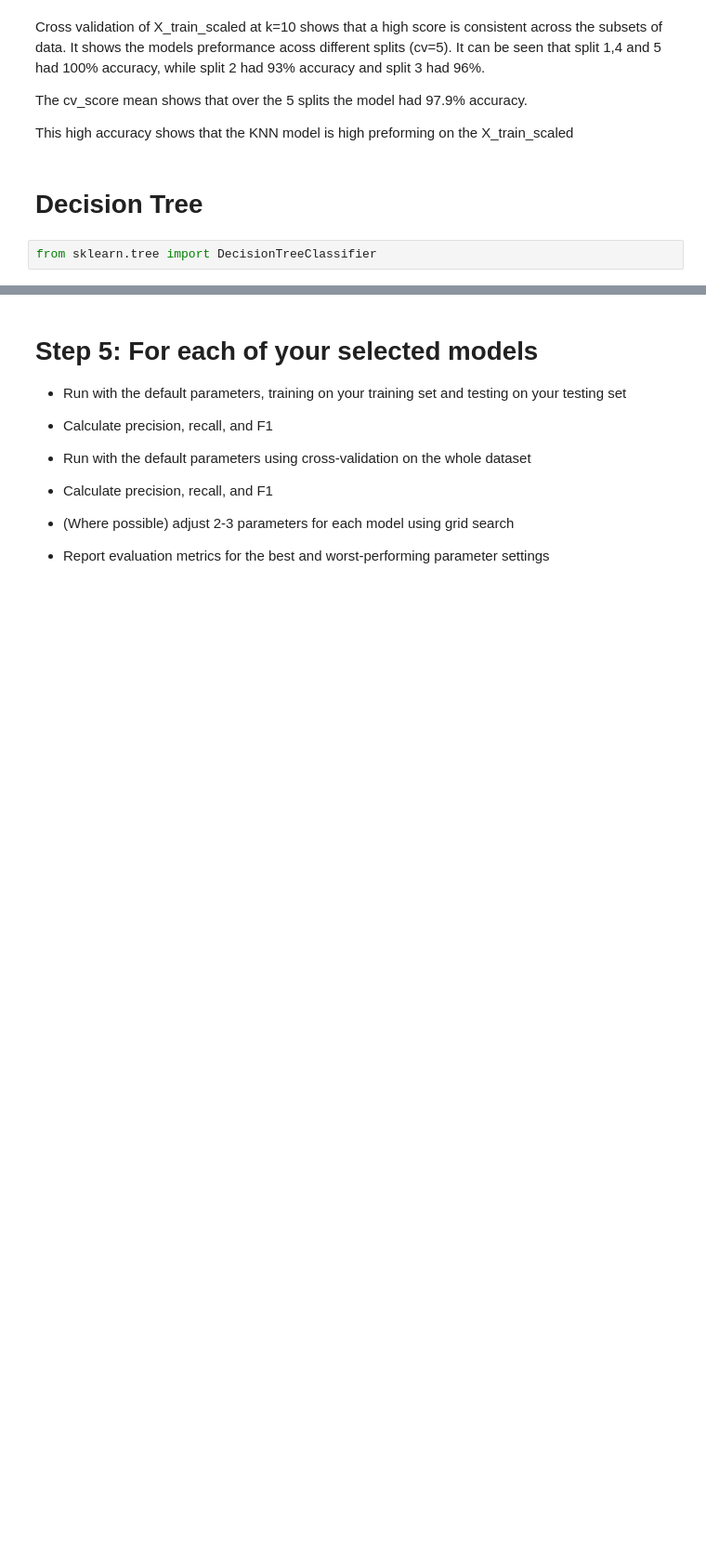
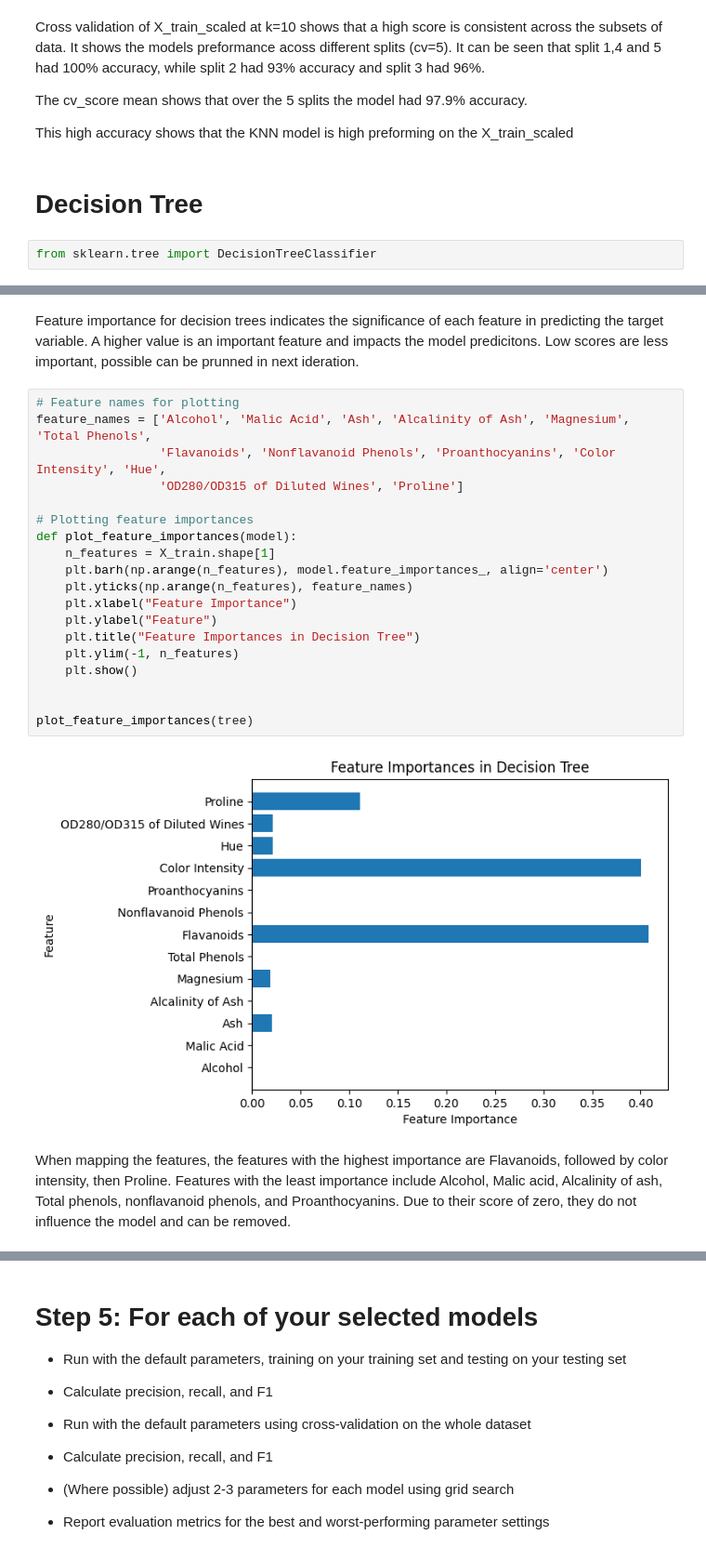
Before and after one commit to atoothman/data71200, a Jupyter notebook: DATA_71200_Project_2__Toothman_.ipynb, the cells around one changed output, grey strips where cells are left out. Shown at 93% size. Cells and saved outputs as stored; diff of their text form; blank space fills up the shorter version.

```diff
--- a/DATA_71200_Project_2__Toothman_.ipynb
+++ b/DATA_71200_Project_2__Toothman_.ipynb
@@ -499,0 +526,25 @@ weighted avg       0.94      0.94      0.94        36
+# %% [markdown]
+Feature importance for decision trees indicates the significance of each feature in predicting the target variable. A higher value is an important feature and impacts the model predicitons. Low scores are less important, possible can be prunned in next ideration.
+# %%
+# Feature names for plotting
+feature_names = ['Alcohol', 'Malic Acid', 'Ash', 'Alcalinity of Ash', 'Magnesium', 'Total Phenols',
+                 'Flavanoids', 'Nonflavanoid Phenols', 'Proanthocyanins', 'Color Intensity', 'Hue',
+                 'OD280/OD315 of Diluted Wines', 'Proline']
+
+# Plotting feature importances
+def plot_feature_importances(model):
+    n_features = X_train.shape[1]
+    plt.barh(np.arange(n_features), model.feature_importances_, align='center')
+    plt.yticks(np.arange(n_features), feature_names)
+    plt.xlabel("Feature Importance")
+    plt.ylabel("Feature")
+    plt.title("Feature Importances in Decision Tree")
+    plt.ylim(-1, n_features)
+    plt.show()
+
+
+plot_feature_importances(tree)
+# %% [output]
+[figure, added]
+# %% [markdown]
+When mapping the features, the features with the highest importance are Flavanoids, followed by color intensity, then Proline. Features with the least importance include Alcohol, Malic acid, Alcalinity of ash, Total phenols, nonflavanoid phenols, and Proanthocyanins. Due to their score of zero, they do not influence the model and can be removed.
```
Also changed, not shown: parts of 6 cells of this notebook.
